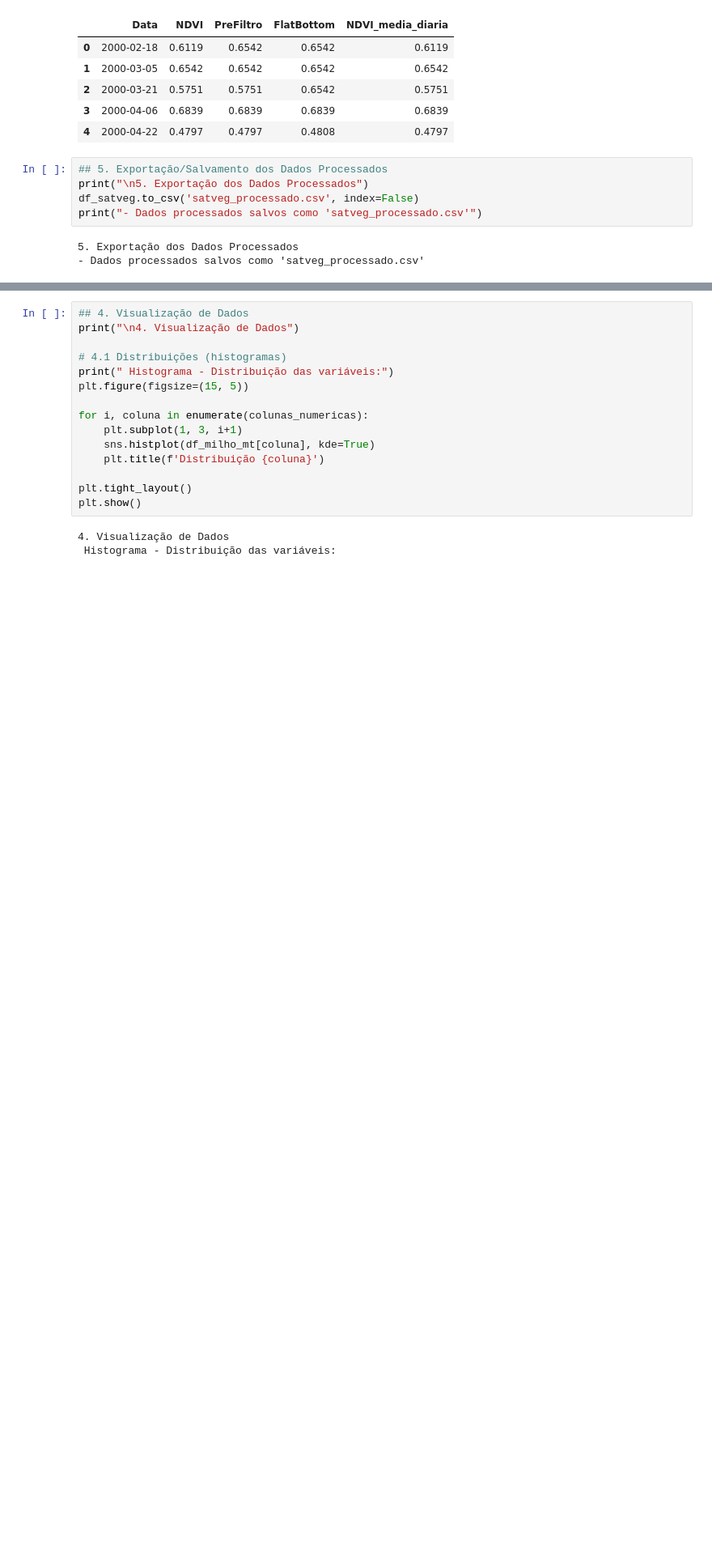
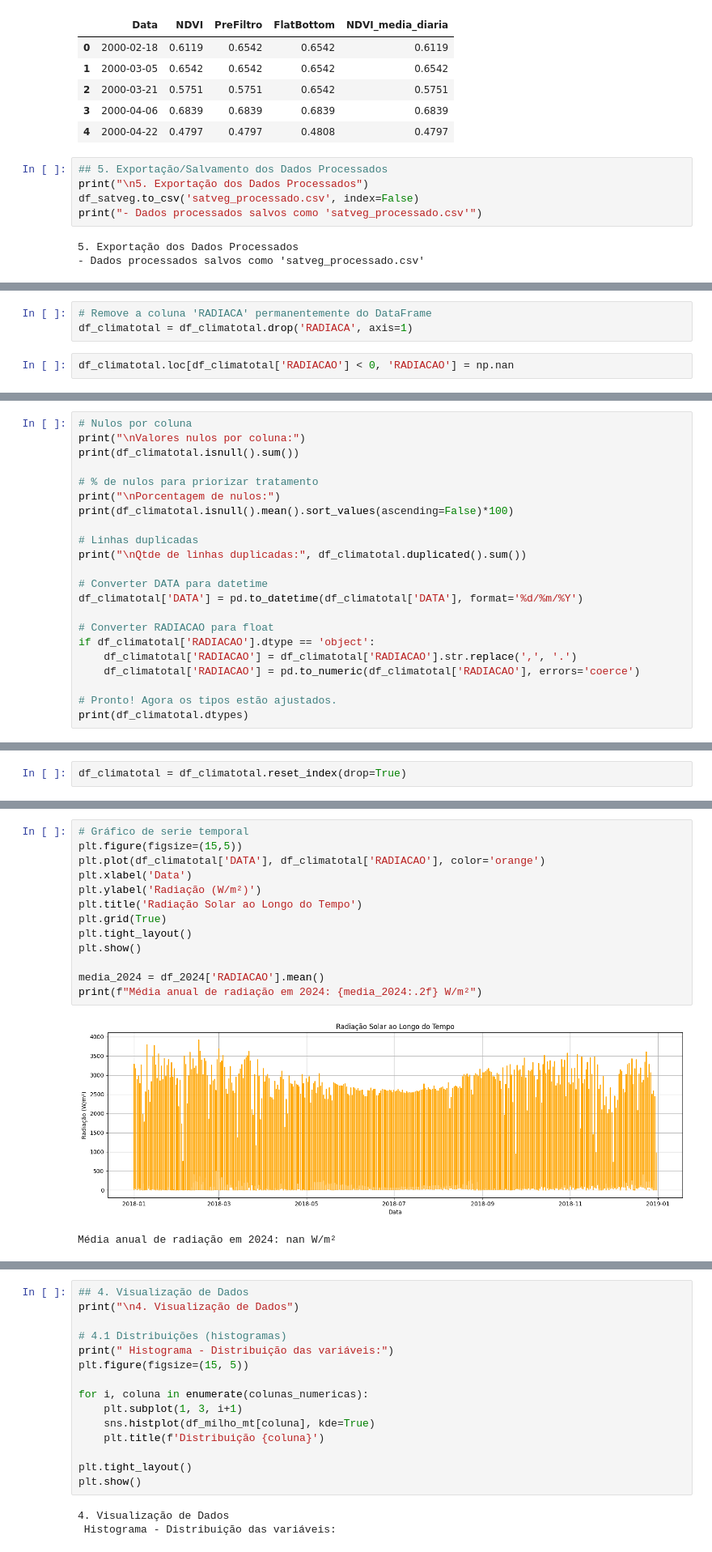
Before and after one commit to juhungaro/Pipoca, a Jupyter notebook: Entrega2.ipynb, the cells around one changed output, grey strips where cells are left out. Shown at 81% size. Drawn from its saved outputs; the diff is of its cells as text; blank space fills up the shorter version.

```diff
--- a/Entrega2.ipynb
+++ b/Entrega2.ipynb
@@ -287,0 +391,5 @@ print("- Dados processados salvos como 'satveg_processado.csv'")
+# %%
+# Remove a coluna 'RADIACA' permanentemente do DataFrame
+df_climatotal = df_climatotal.drop('RADIACA', axis=1)
+# %%
+df_climatotal.loc[df_climatotal['RADIACAO'] < 0, 'RADIACAO'] = np.nan
@@ -287,0 +398,22 @@ print("- Dados processados salvos como 'satveg_processado.csv'")
+# %%
+# Nulos por coluna
+print("\nValores nulos por coluna:")
+print(df_climatotal.isnull().sum())
+
+# % de nulos para priorizar tratamento
+print("\nPorcentagem de nulos:")
+print(df_climatotal.isnull().mean().sort_values(ascending=False)*100)
+
+# Linhas duplicadas
+print("\nQtde de linhas duplicadas:", df_climatotal.duplicated().sum())
+
+# Converter DATA para datetime
+df_climatotal['DATA'] = pd.to_datetime(df_climatotal['DATA'], format='%d/%m/%Y')
+
+# Converter RADIACAO para float
+if df_climatotal['RADIACAO'].dtype == 'object':
+    df_climatotal['RADIACAO'] = df_climatotal['RADIACAO'].str.replace(',', '.')
+    df_climatotal['RADIACAO'] = pd.to_numeric(df_climatotal['RADIACAO'], errors='coerce')
+
+# Pronto! Agora os tipos estão ajustados.
+print(df_climatotal.dtypes)
@@ -287,0 +523,2 @@ print("- Dados processados salvos como 'satveg_processado.csv'")
+# %%
+df_climatotal = df_climatotal.reset_index(drop=True)
@@ -287,0 +561,16 @@ print("- Dados processados salvos como 'satveg_processado.csv'")
+# %%
+# Gráfico de serie temporal
+plt.figure(figsize=(15,5))
+plt.plot(df_climatotal['DATA'], df_climatotal['RADIACAO'], color='orange')
+plt.xlabel('Data')
+plt.ylabel('Radiação (W/m²)')
+plt.title('Radiação Solar ao Longo do Tempo')
+plt.grid(True)
+plt.tight_layout()
+plt.show()
+
+media_2024 = df_2024['RADIACAO'].mean()
+print(f"Média anual de radiação em 2024: {media_2024:.2f} W/m²")
+# %% [output]
+[figure, added]
+Média anual de radiação em 2024: nan W/m²
```
Also changed, not shown: parts of 51 cells of this notebook.
